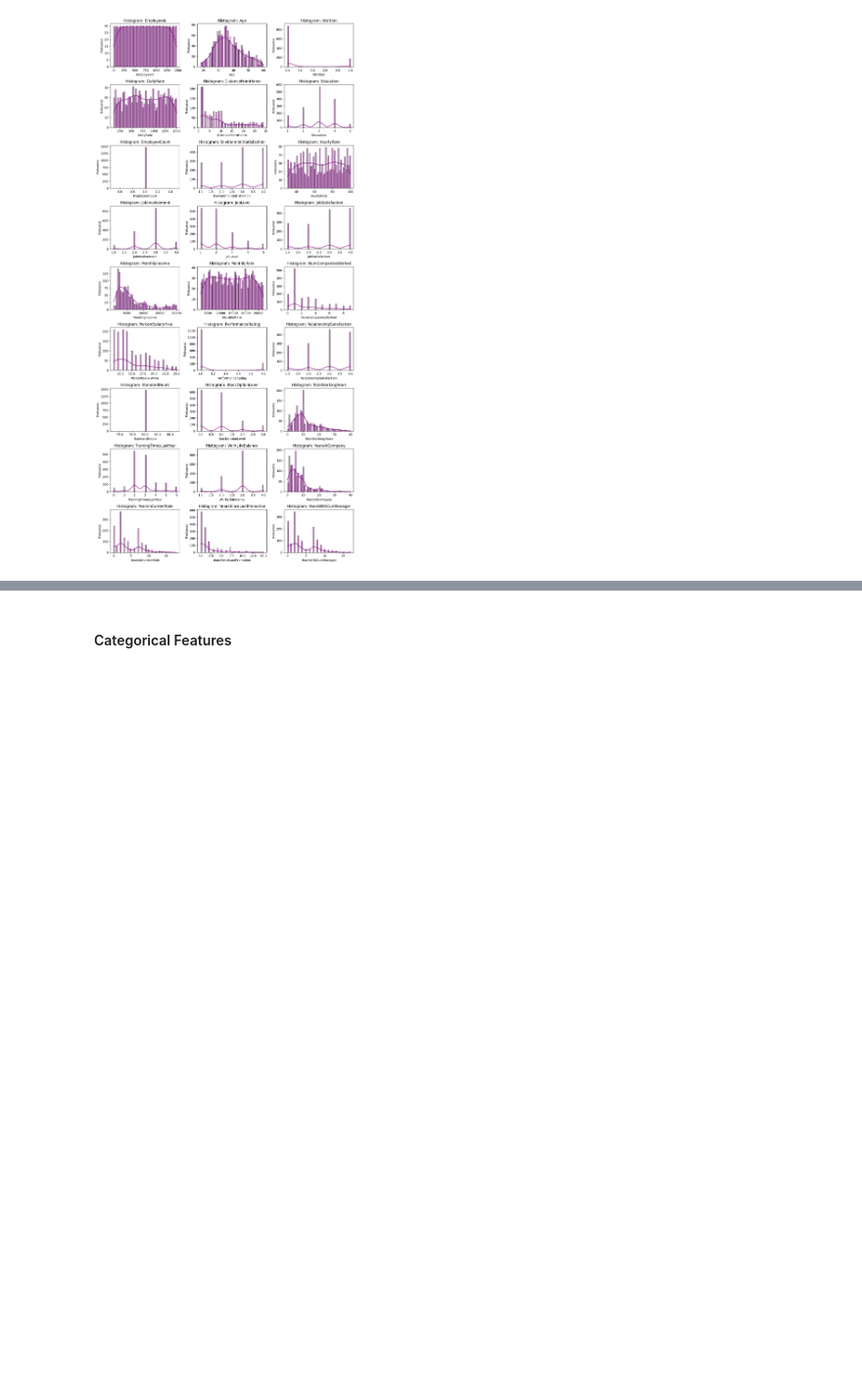
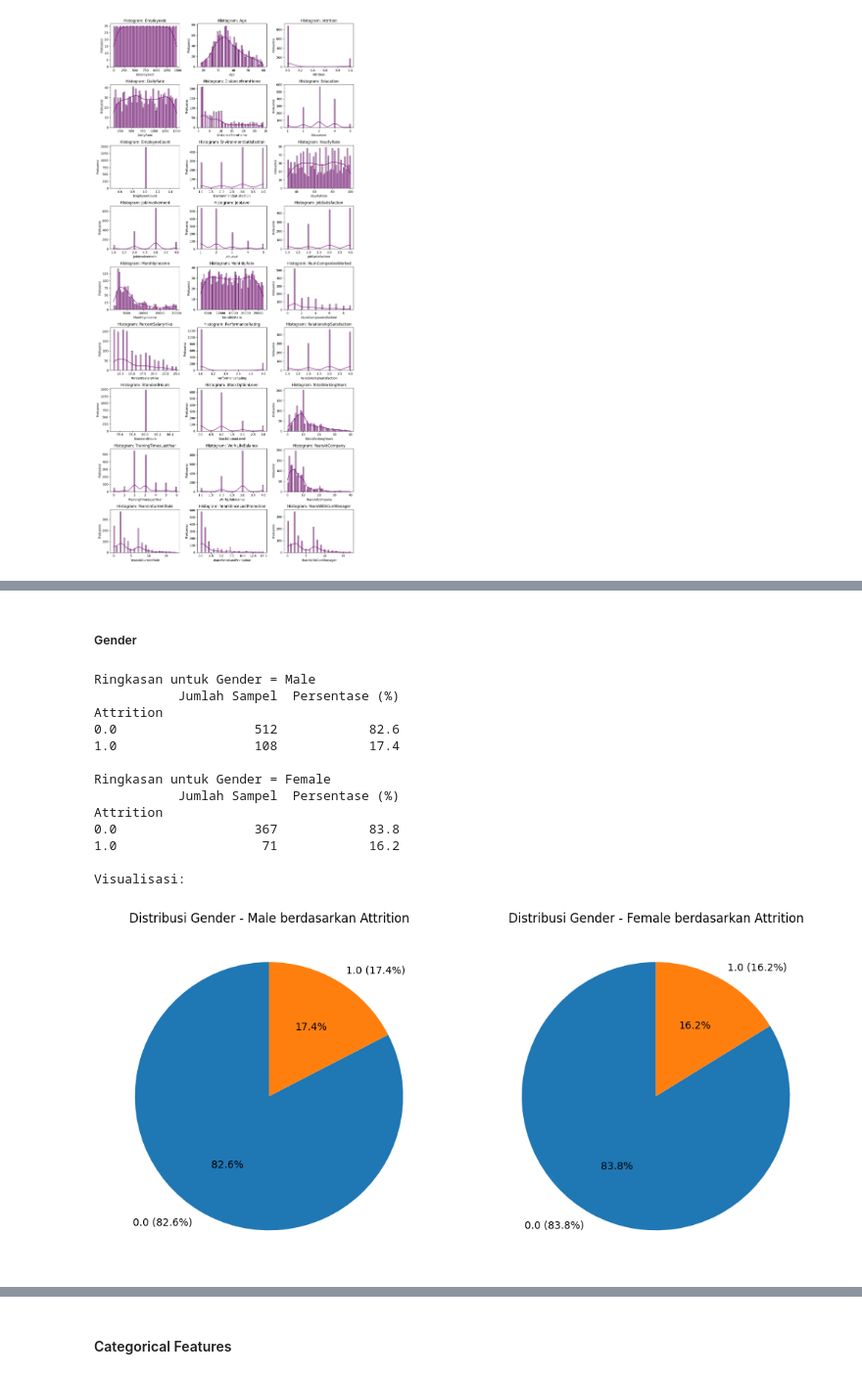
Before and after one commit to alouvre/BPDS_DicodingSubmission_Proyek_Pertama_Dashboard_HR, a Jupyter notebook: BPDS_Submission_Proyek_Pertama.ipynb, the cells around one changed output, grey strips where cells are left out. Shown at 98% size. Drawn from its saved outputs; the diff is of its cells as text; code cells hidden in the pictures; blank space fills up the shorter version.

```diff
--- a/BPDS_Submission_Proyek_Pertama.ipynb
+++ b/BPDS_Submission_Proyek_Pertama.ipynb
@@ -619,0 +473,19 @@ plot_histogram_semua_kolom(df_employee_eda)
+# %% [markdown]
+##### Gender
+# %%
+plot_pie_chart(df_employee_eda, x='Gender', hue='Attrition')
+# %% [output]
+Ringkasan untuk Gender = Male
+           Jumlah Sampel  Persentase (%)
+Attrition
+0.0                  512            82.6
+1.0                  108            17.4
+
+Ringkasan untuk Gender = Female
+           Jumlah Sampel  Persentase (%)
+Attrition
+0.0                  367            83.8
+1.0                   71            16.2
+
+Visualisasi:
+[figure, added]
```
Also changed, not shown: parts of 76 cells of this notebook.
